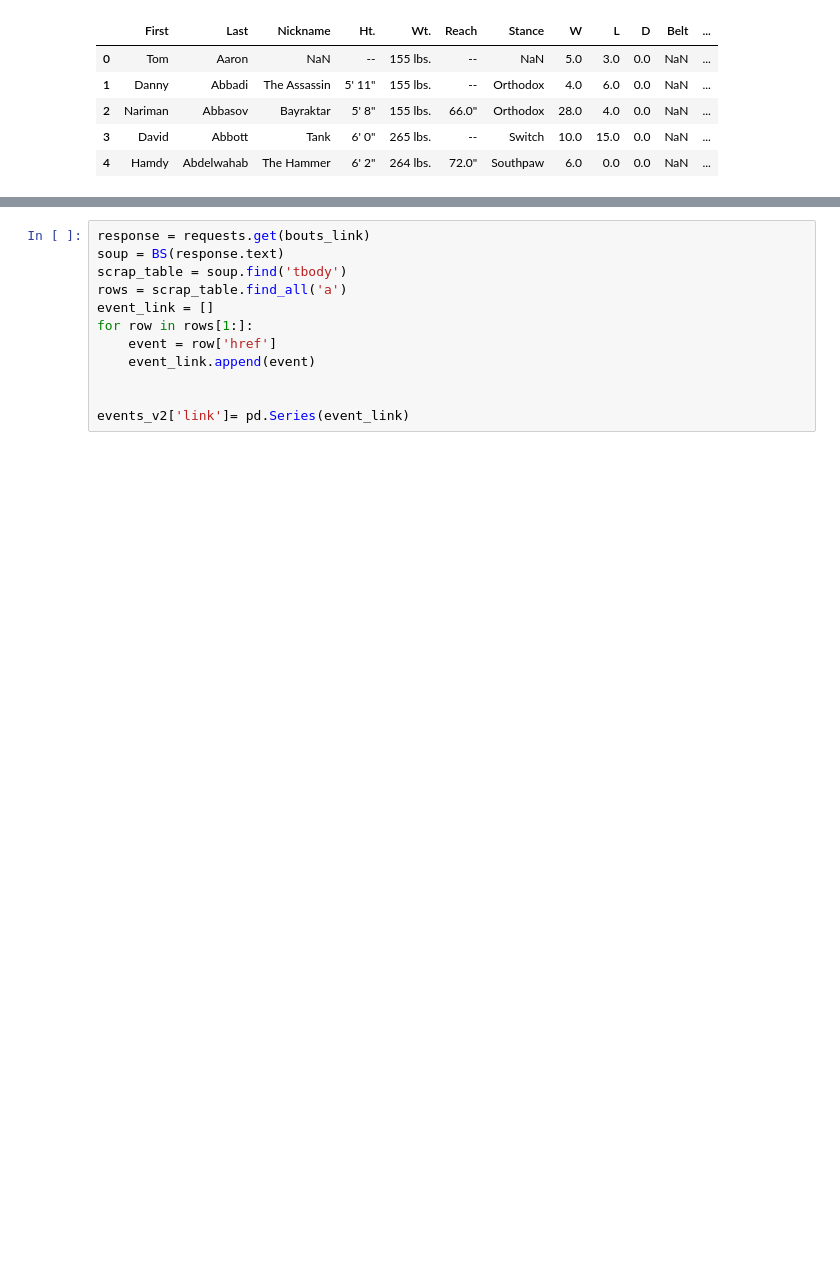
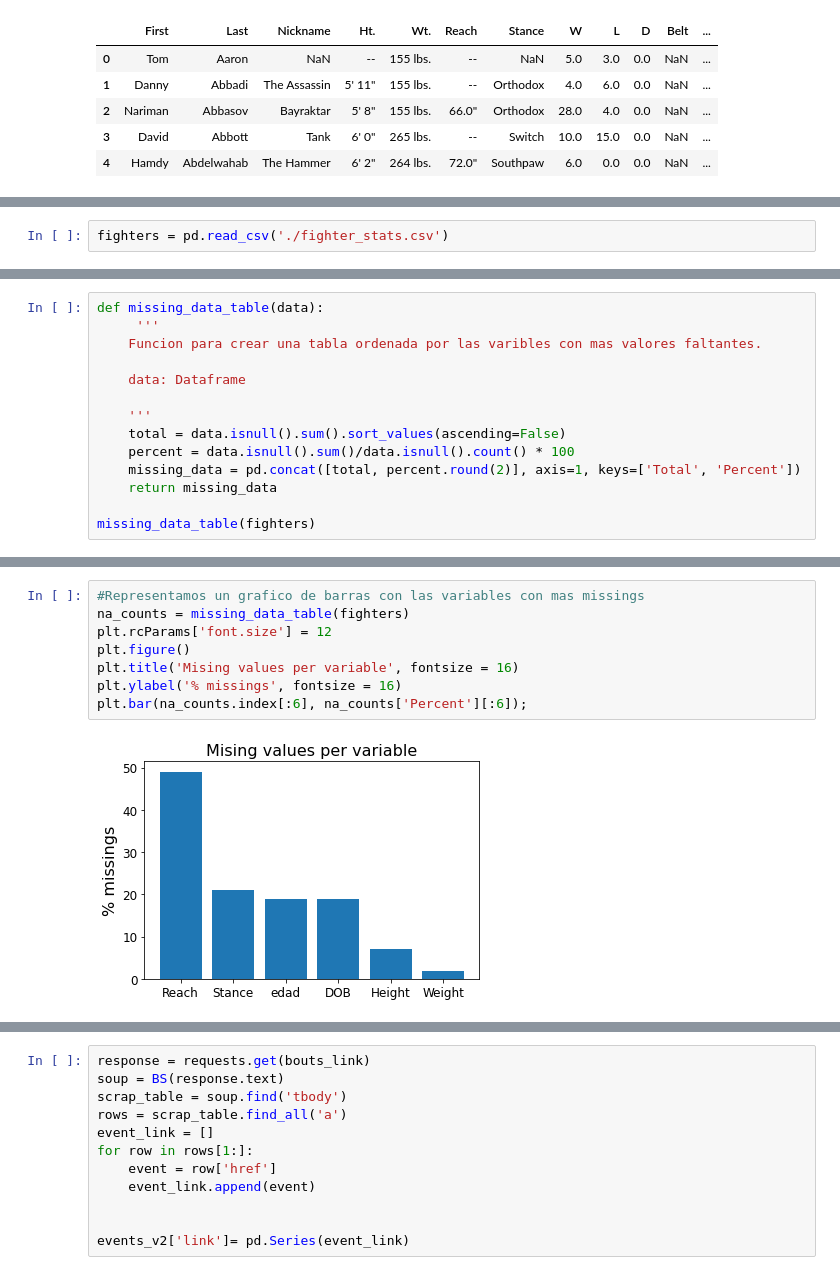
Before and after one commit to PacoRodriguezLozano/MoneyFighter, a Jupyter notebook: Data_wrangling.ipynb, the cells around one changed output, grey strips where cells are left out. Drawn from its saved outputs; the diff is of its cells as text; blank space fills up the shorter version.

```diff
--- a/Data_wrangling.ipynb
+++ b/Data_wrangling.ipynb
@@ -93,0 +164,2 @@ fighter_stats_df.head()
+# %%
+fighters = pd.read_csv('./fighter_stats.csv')
@@ -93,0 +274,14 @@ fighter_stats_df.head()
+# %%
+def missing_data_table(data):
+     '''
+    Funcion para crear una tabla ordenada por las varibles con mas valores faltantes.
+
+    data: Dataframe
+
+    '''
+    total = data.isnull().sum().sort_values(ascending=False)
+    percent = data.isnull().sum()/data.isnull().count() * 100
+    missing_data = pd.concat([total, percent.round(2)], axis=1, keys=['Total', 'Percent'])
+    return missing_data
+
+missing_data_table(fighters)
@@ -93,0 +306,10 @@ fighter_stats_df.head()
+# %%
+#Representamos un grafico de barras con las variables con mas missings
+na_counts = missing_data_table(fighters)
+plt.rcParams['font.size'] = 12
+plt.figure()
+plt.title('Mising values per variable', fontsize = 16)
+plt.ylabel('% missings', fontsize = 16)
+plt.bar(na_counts.index[:6], na_counts['Percent'][:6]);
+# %% [output]
+[figure, added]
```
Also changed, not shown: parts of 283 cells of this notebook, 4 other files.
